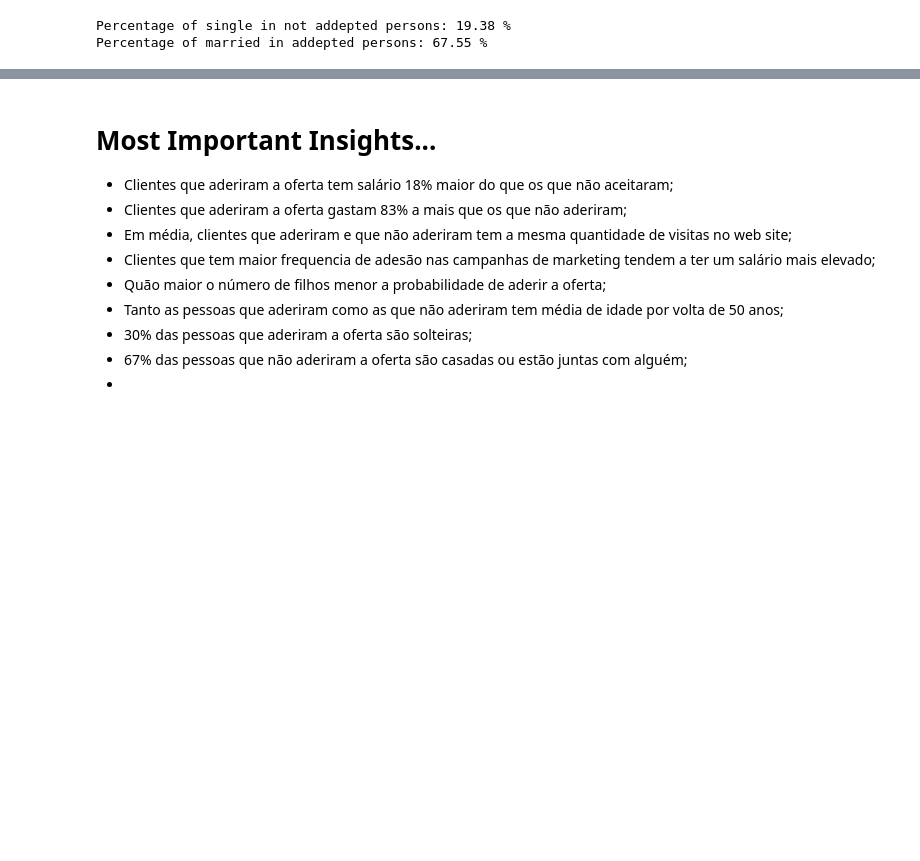
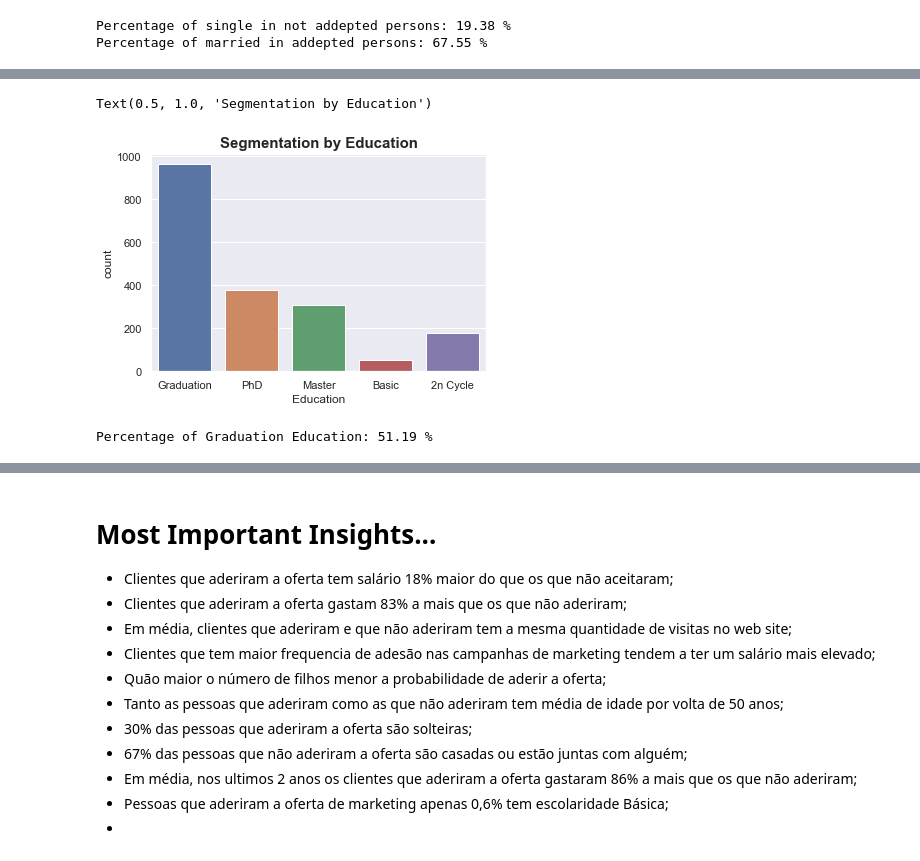
Before and after one commit to Gabrieleas10/ifood-data-business-analyst-test, a Jupyter notebook: data_analyst.ipynb, the cells around one changed output, grey strips where cells are left out. Saved outputs shown, nothing was run; the diff lists cells and outputs as text; code cells hidden in the pictures; blank space fills up the shorter version.

```diff
--- a/data_analyst.ipynb
+++ b/data_analyst.ipynb
@@ -457,3 +453,13 @@ Name: Response, Length: 471, dtype: int64
+# %%
+ax=sns.countplot(data = unresp , x='Education')
+ax.set_title('Segmentation by Education' , size =15 , weight = 'bold')
+# %% [output]
+Text(0.5, 1.0, 'Segmentation by Education')
+[figure, added]
+# %%
+print('Percentage of Graduation Education:',round(len(unresp[unresp['Education'] == 'Graduation']) / len(unresp['Education'])*100,2),'%')
+# %% [output]
+Percentage of Graduation Education: 51.19 %
 # %% [markdown]
 # It's Insight Time...
 
@@ -468,4 +474,6 @@ Name: Response, Length: 471, dtype: int64
 - Tanto as pessoas que aderiram como as que não aderiram tem média de idade por volta de 50 anos;
 - 30% das pessoas que aderiram a oferta são solteiras;
 - 67% das pessoas que não aderiram a oferta são casadas ou estão juntas com alguém;
+- Em média, nos ultimos 2 anos os clientes que aderiram a oferta gastaram 86% a mais que os que não aderiram;
+- Pessoas que aderiram a oferta de marketing apenas 0,6% tem escolaridade Básica;
 -
```
Also changed, not shown: parts of 12 cells of this notebook.
